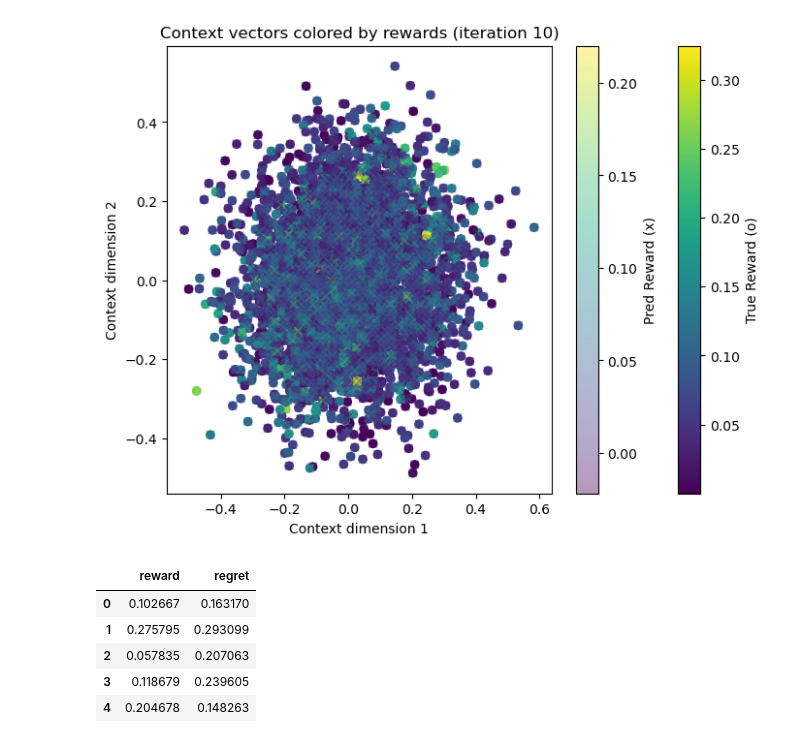
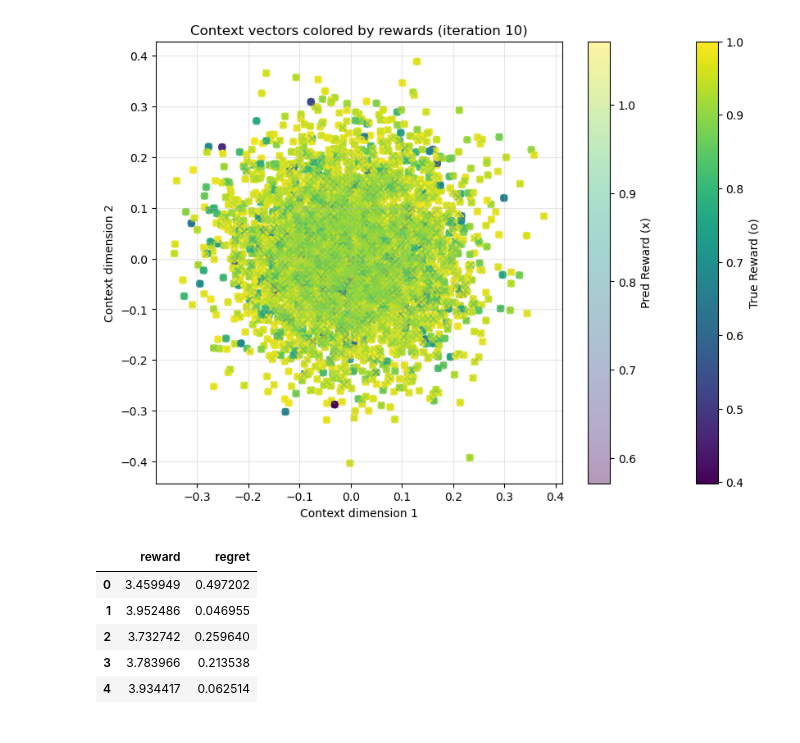
Before and after one commit to neural-bandits/calvera, a Jupyter notebook: examples/combinatorial_neuralts.ipynb, the cells around one changed output. Drawn from its saved outputs; the diff is of its cells as text; code cells hidden in the pictures.

```diff
--- a/examples/combinatorial_neuralts.ipynb
+++ b/examples/combinatorial_neuralts.ipynb
@@ -41,29 +34,40 @@ class LinearNetwork(nn.Module):
 # %%
+# Create a synthetic dataset for combinatorial bandits
 dataset = SyntheticCombinatorialDataset(
-    n_samples=2000, num_actions=20, context_size=40, function_type="quadratic", noise_std=0, seed=42
+    n_samples=4000,
+    num_actions=20,     # Total number of possible actions
+    context_size=80,    # Dimension of context features
+    function_type="cosine",
+    noise_std=0,
+    seed=42
 )
 
+# Examine a single example
 contexts, rewards = dataset[0]
 print(f"\nContext shape: {contexts.shape}")
 print(f"Reward shape: {rewards.shape}")
 
 print(f"\nRewards: {rewards[:].tolist()}")
 
+# Check the top-K arms for this example
 K = 4
 top_k_indices = torch.topk(rewards, K).indices
 print(f"\nTop {K} arms: {top_k_indices.tolist()}")
 print(f"Top {K} rewards: {rewards[top_k_indices].tolist()}")
 
-# plot first two dimensions of X and color by y
-plt.figure(figsize=(8, 6))
+# Visualize the first two dimensions of the context features
+plt.figure(figsize=(10, 7))
 plt.scatter(
     dataset.contexts.view(-1, dataset.context_size)[:, 0],
     dataset.contexts.view(-1, dataset.context_size)[:, 1],
     c=dataset.rewards.view(-1, dataset.context_size)[:],
     cmap="viridis",
+    alpha=0.7
 )
 plt.xlabel("Context dimension 1")
 plt.ylabel("Context dimension 2")
 plt.title("Context vectors colored by rewards")
 plt.colorbar(label="Reward")
+plt.grid(alpha=0.3)
+plt.show()
 # %% [output]
@@ -119,18 +126,24 @@ logger = OnlineBanditLoggerDecorator(
     enable_console_logging=False,
 )
 # %%
+# Initialize arrays to store metrics
 rewards = np.array([])
 regrets = np.array([])
-progress_bar = tqdm(enumerate(env), total=len(env))
 
-fig, ax = plt.subplots(figsize=(8, 6))
+# Set up visualization
+fig, ax = plt.subplots(figsize=(10, 7))
 scatter = ax.scatter([], [], c=[], cmap="viridis")
 cbar = fig.colorbar(scatter, ax=ax, label="True Reward (o)")
 cbar2 = fig.colorbar(scatter, ax=ax, label="Pred Reward (x)")
 
+# Training loop with progress bar
+progress_bar = tqdm(enumerate(env), total=len(env), desc="Training Combinatorial Neural TS bandit")
+
 for i, contextualized_actions in progress_bar:
+    # 1. Select actions based on current model
     chosen_actions, _ = bandit_module.forward(contextualized_actions)
 
+    # 2. Set up trainer for this step
     trainer = pl.Trainer(
         max_epochs=1,
         max_steps=1000,
@@ -142,13 +155,16 @@ for i, contextualized_actions in progress_bar:
         enable_checkpointing=False,
     )
 
+    # 3. Get feedback and compute regret
     chosen_contextualized_actions, realized_scores = env.get_feedback(chosen_actions)
-    realized_rewards = realized_scores.sum(dim=1)
+    realized_rewards = realized_scores.sum(dim=1)  # Sum rewards across selected items
     batch_regret = env.compute_regret(chosen_actions)
 
+    # 4. Record metrics
     rewards = np.append(rewards, realized_rewards.cpu().numpy())
     regrets = np.append(regrets, batch_regret.cpu().numpy())
 
+    # 5. Update progress bar with current metrics
     progress_bar.set_postfix(
         reward=realized_rewards.mean().item(),
         regret=batch_regret.mean().item(),
@@ -156,56 +172,65 @@ for i, contextualized_actions in progress_bar:
         acc_regret=np.sum(regrets),
     )
 
+    # 6. Update the bandit with feedback
     bandit_module.record_feedback(chosen_contextualized_actions, realized_scores)
     trainer.fit(bandit_module)
 
+    # 7. Get model predictions for visualization
     pred_y = bandit_module.theta_t(buffer.contextualized_actions).detach().numpy()
 
+    # 8. Visualize learning progress every 10 iterations
     if i % 10 == 0:
         ax.clear()
 
+        # Plot true rewards
         scatter_true = ax.scatter(
             buffer.contextualized_actions[:, 0, 0],
             buffer.contextualized_actions[:, 0, 1],
             c=buffer.rewards,
             cmap="viridis",
             marker="o",
             label="True Rewards",
             alpha=1.0,
         )
 
-        # Plot first two dimensions of X and color by y
+        # Plot predicted rewards
         scatter_pred = ax.scatter(
             buffer.contextualized_actions[:, 0, 0],
             bandit_module.buffer.contextualized_actions[:, 0, 1],
             c=pred_y,
             marker="x",
             cmap="viridis",
             alpha=0.4,
-        )  # type: ignore
+        )
+
+        # Set up plot labels
         ax.set_xlabel("Context dimension 1")
         ax.set_ylabel("Context dimension 2")
         ax.set_title(f"Context vectors colored by rewards (iteration {i})")
+        ax.grid(alpha=0.3)
 
+        # Update colorbars
         cbar.update_normal(scatter_true)
         cbar2.update_normal(scatter_pred)
 
+        # Show the updated plot
         clear_output(wait=True)
         display(fig)
 
-metrics = pd.DataFrame(
-    {
-        "reward": rewards,
-        "regret": regrets,
-    }
-)
+# Store metrics in a DataFrame
+metrics = pd.DataFrame({
+    "reward": rewards,
+    "regret": regrets,
+})
 
+# Display the first few rows of metrics
 metrics.head()
 # %% [output]
-[figure, old version]
+[figure, new version]
 |  | reward | regret |
-| 0 | 0.102667 | 0.163170 |
-| 1 | 0.275795 | 0.293099 |
-| 2 | 0.057835 | 0.207063 |
-| 3 | 0.118679 | 0.239605 |
-| 4 | 0.204678 | 0.148263 |
+| 0 | 3.459949 | 0.497202 |
+| 1 | 3.952486 | 0.046955 |
+| 2 | 3.732742 | 0.259640 |
+| 3 | 3.783966 | 0.213538 |
+| 4 | 3.934417 | 0.062514 |
```
Also changed, not shown: parts of 8 cells of this notebook, 9 other files.
